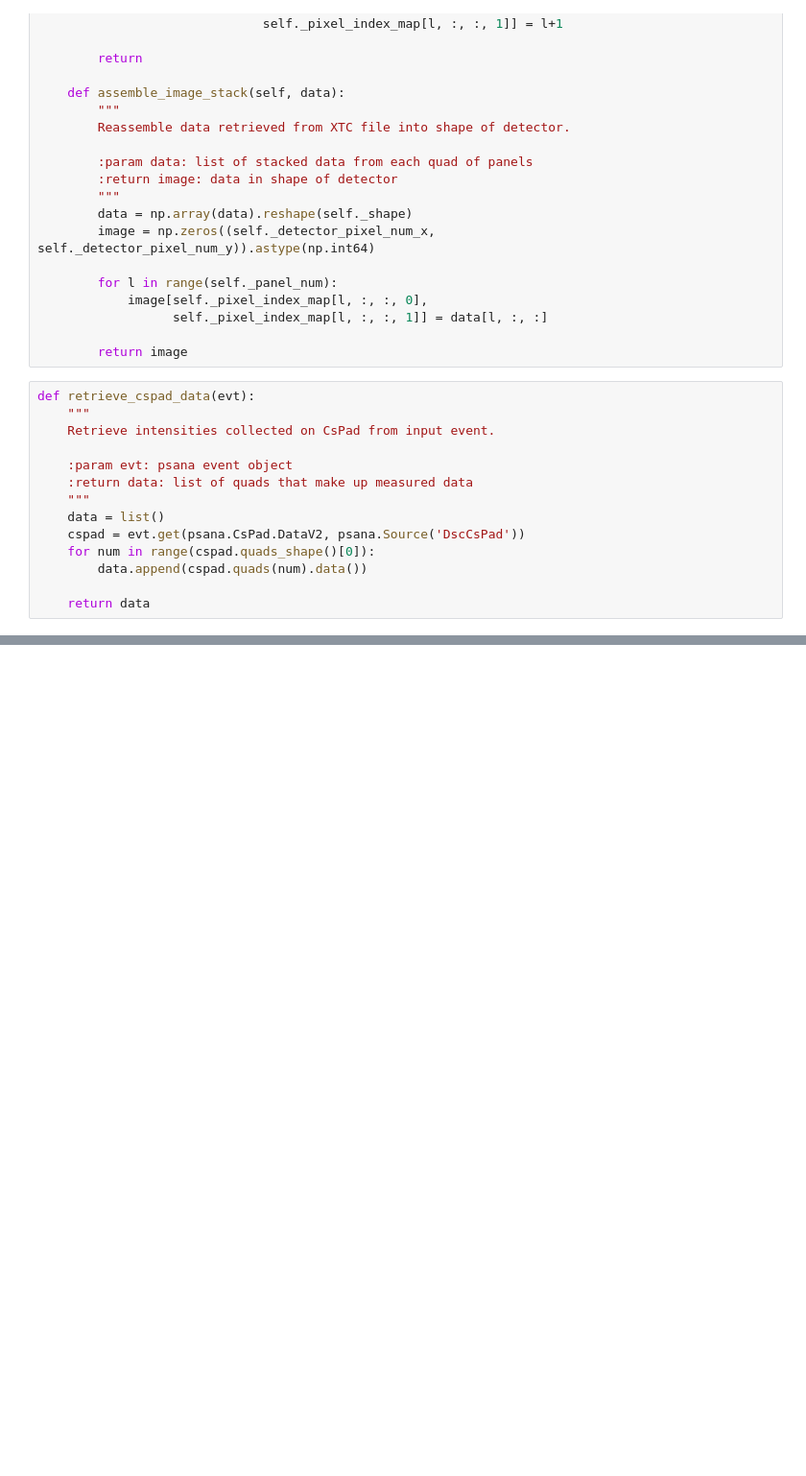
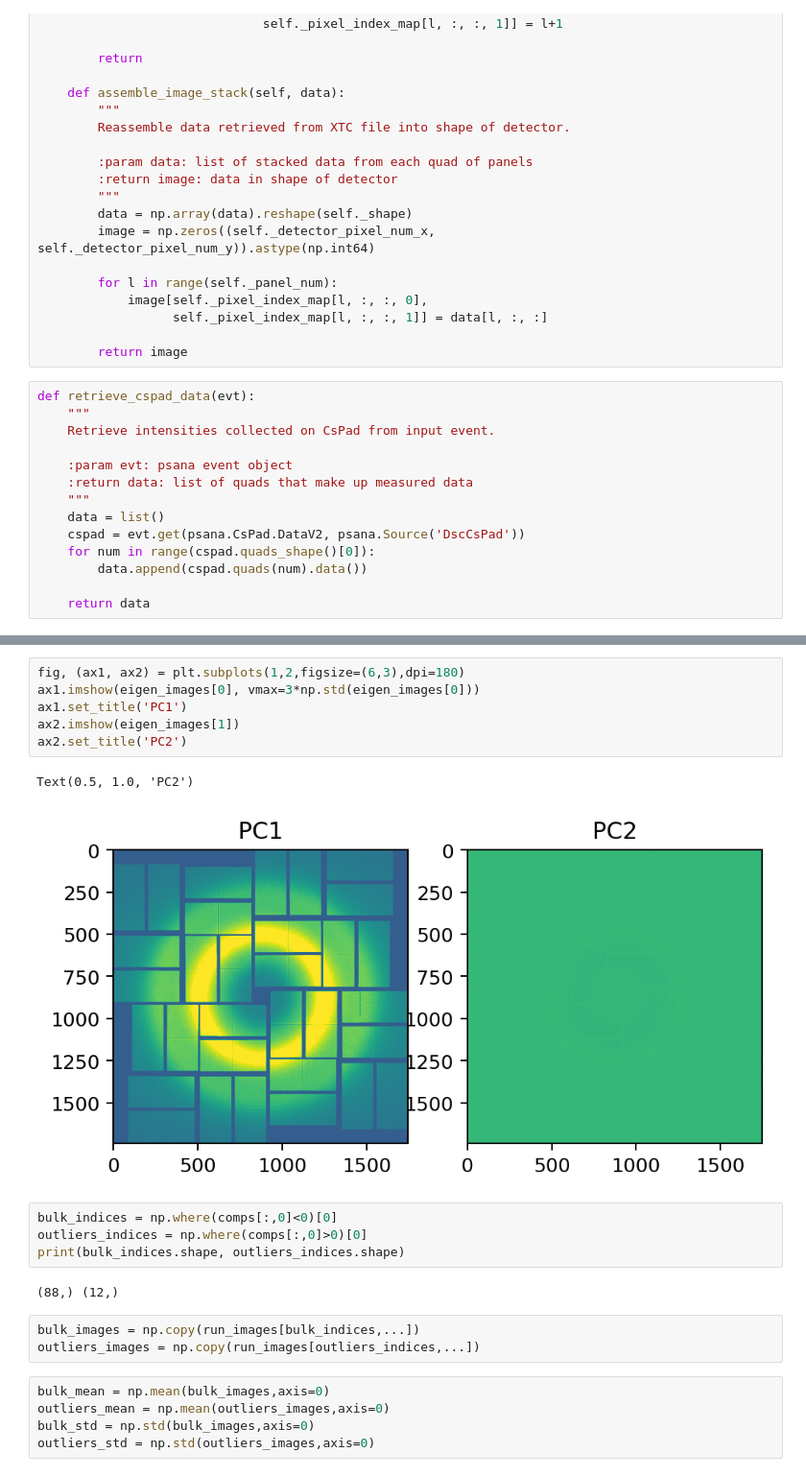
Before and after one commit to fredericpoitevin/lcls-run-digest, a Jupyter notebook: notebooks/WIP.ipynb, the cells around one changed output, grey strips where cells are left out. Shown at 96% size. Cells and saved outputs as stored; diff of their text form; blank space fills up the shorter version.

```diff
--- a/notebooks/WIP.ipynb
+++ b/notebooks/WIP.ipynb
@@ -129,0 +208,23 @@ Text(0,0.5,'Sample run')
+# %%
+fig, (ax1, ax2) = plt.subplots(1,2,figsize=(6,3),dpi=180)
+ax1.imshow(eigen_images[0], vmax=3*np.std(eigen_images[0]))
+ax1.set_title('PC1')
+ax2.imshow(eigen_images[1])
+ax2.set_title('PC2')
+# %% [output]
+Text(0.5, 1.0, 'PC2')
+[figure, added]
+# %%
+bulk_indices = np.where(comps[:,0]<0)[0]
+outliers_indices = np.where(comps[:,0]>0)[0]
+print(bulk_indices.shape, outliers_indices.shape)
+# %% [output]
+(88,) (12,)
+# %%
+bulk_images = np.copy(run_images[bulk_indices,...])
+outliers_images = np.copy(run_images[outliers_indices,...])
+# %%
+bulk_mean = np.mean(bulk_images,axis=0)
+outliers_mean = np.mean(outliers_images,axis=0)
+bulk_std = np.std(bulk_images,axis=0)
+outliers_std = np.std(outliers_images,axis=0)
```
Also changed, not shown: parts of 14 cells of this notebook.
